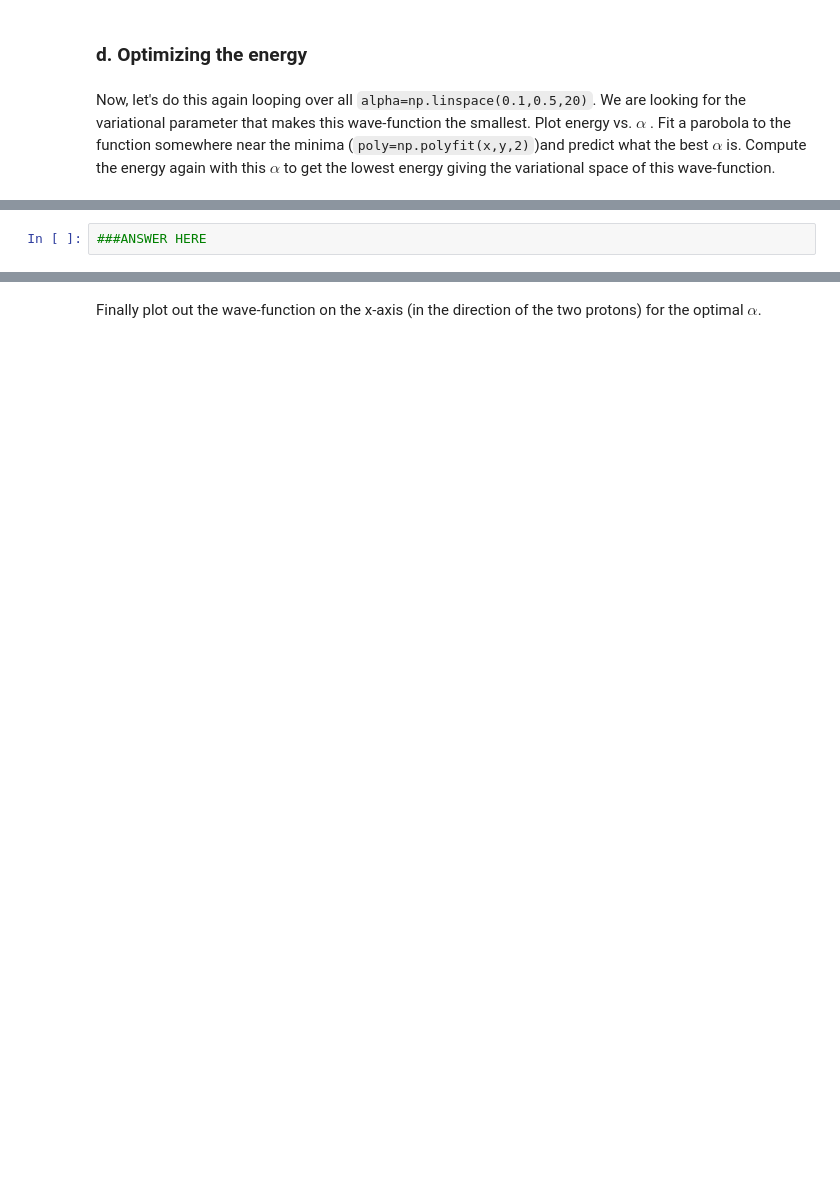
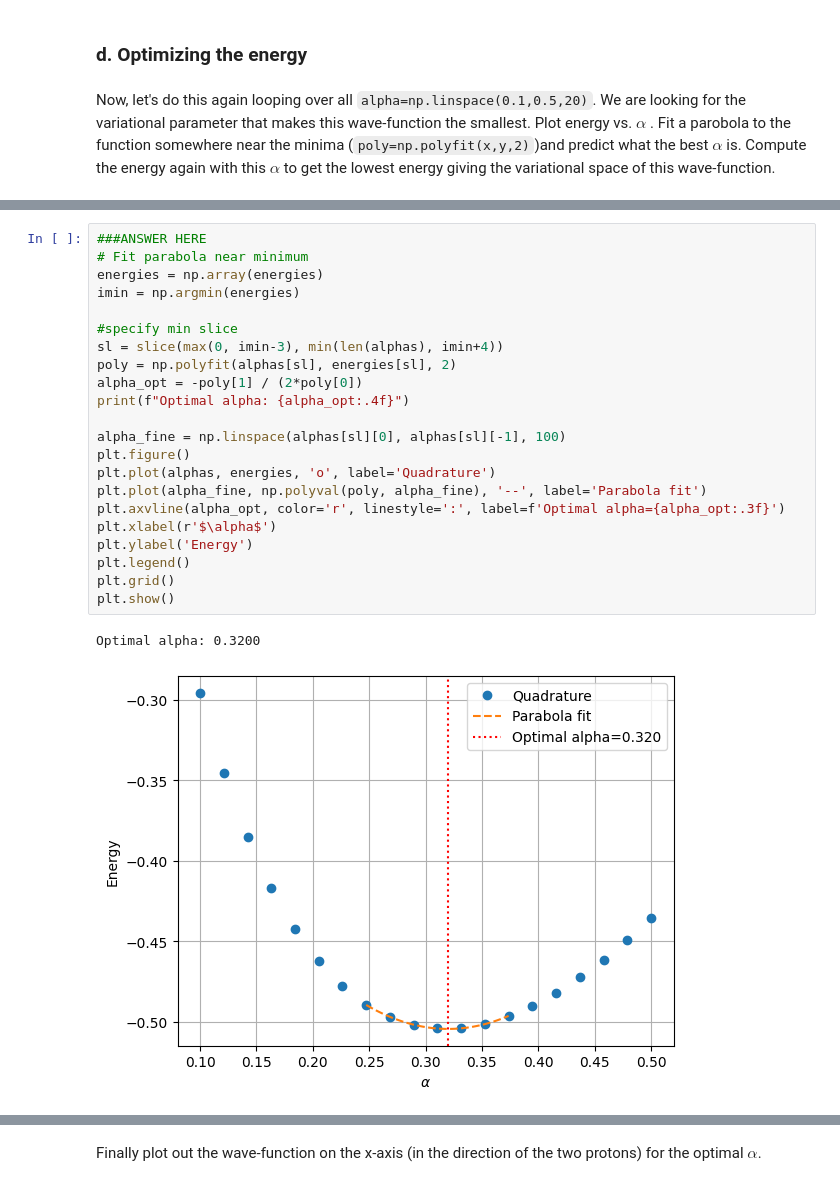
Before and after one commit to mvela31/PHYS487hws, a Jupyter notebook: quantum_mechanics/VMC5.ipynb, the cells around one changed output, grey strips where cells are left out. Saved outputs shown, nothing was run; the diff lists cells and outputs as text; blank space fills up the shorter version.

```diff
--- a/quantum_mechanics/VMC5.ipynb
+++ b/quantum_mechanics/VMC5.ipynb
@@ -301,5 +380,28 @@ Now, let's do this again looping over all  `alpha=np.linspace(0.1,0.5,20)`.   We
 # %%
 ###ANSWER HERE
+# Fit parabola near minimum
+energies = np.array(energies)
+imin = np.argmin(energies)
+
+#specify min slice
+sl = slice(max(0, imin-3), min(len(alphas), imin+4))
+poly = np.polyfit(alphas[sl], energies[sl], 2)
+alpha_opt = -poly[1] / (2*poly[0])
+print(f"Optimal alpha: {alpha_opt:.4f}")
+
+alpha_fine = np.linspace(alphas[sl][0], alphas[sl][-1], 100)
+plt.figure()
+plt.plot(alphas, energies, 'o', label='Quadrature')
+plt.plot(alpha_fine, np.polyval(poly, alpha_fine), '--', label='Parabola fit')
+plt.axvline(alpha_opt, color='r', linestyle=':', label=f'Optimal alpha={alpha_opt:.3f}')
+plt.xlabel(r'$\alpha$')
+plt.ylabel('Energy')
+plt.legend()
+plt.grid()
+plt.show()
+# %% [output]
+Optimal alpha: 0.3200
+[figure, added]
 # %% [markdown]
  <div><img src="https://clark.physics.illinois.edu/246img/AnsEnd.svg" width=200 align=left alt="Answer (end)"></img><br></div>
 # %% [markdown]
```
Also changed, not shown: parts of 8 cells of this notebook.
